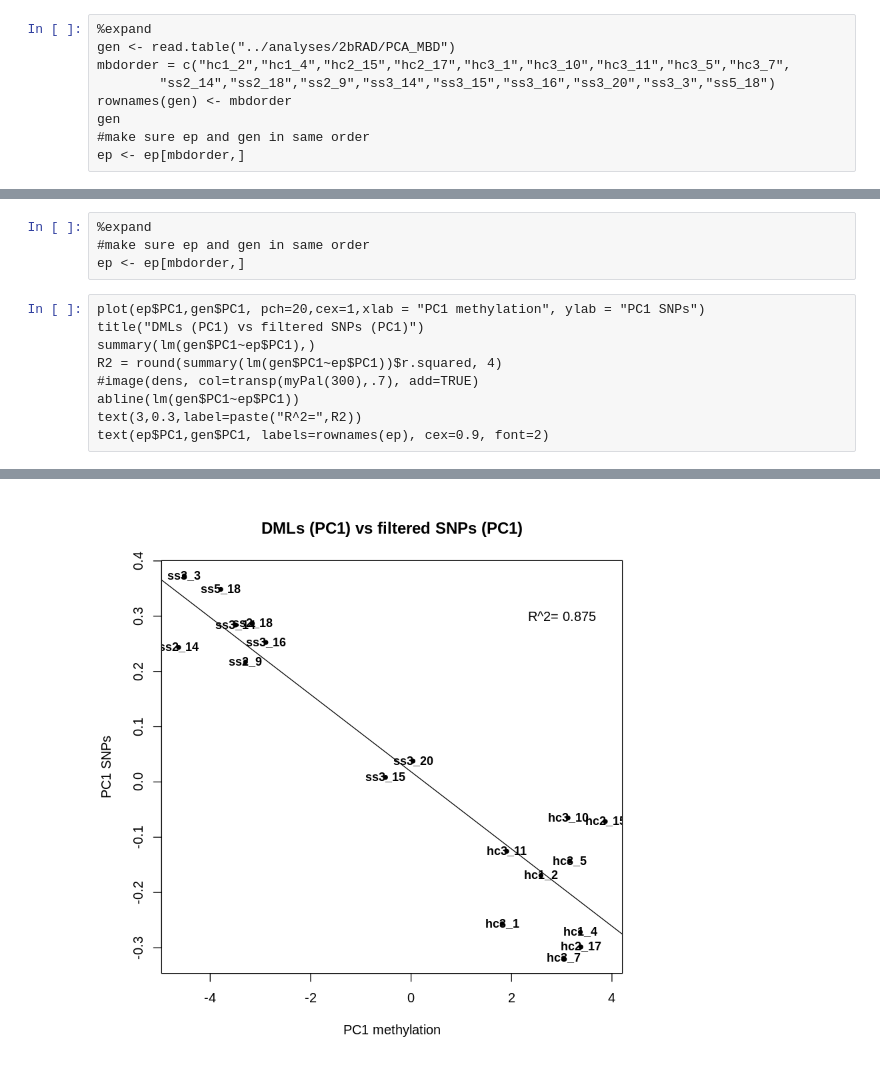
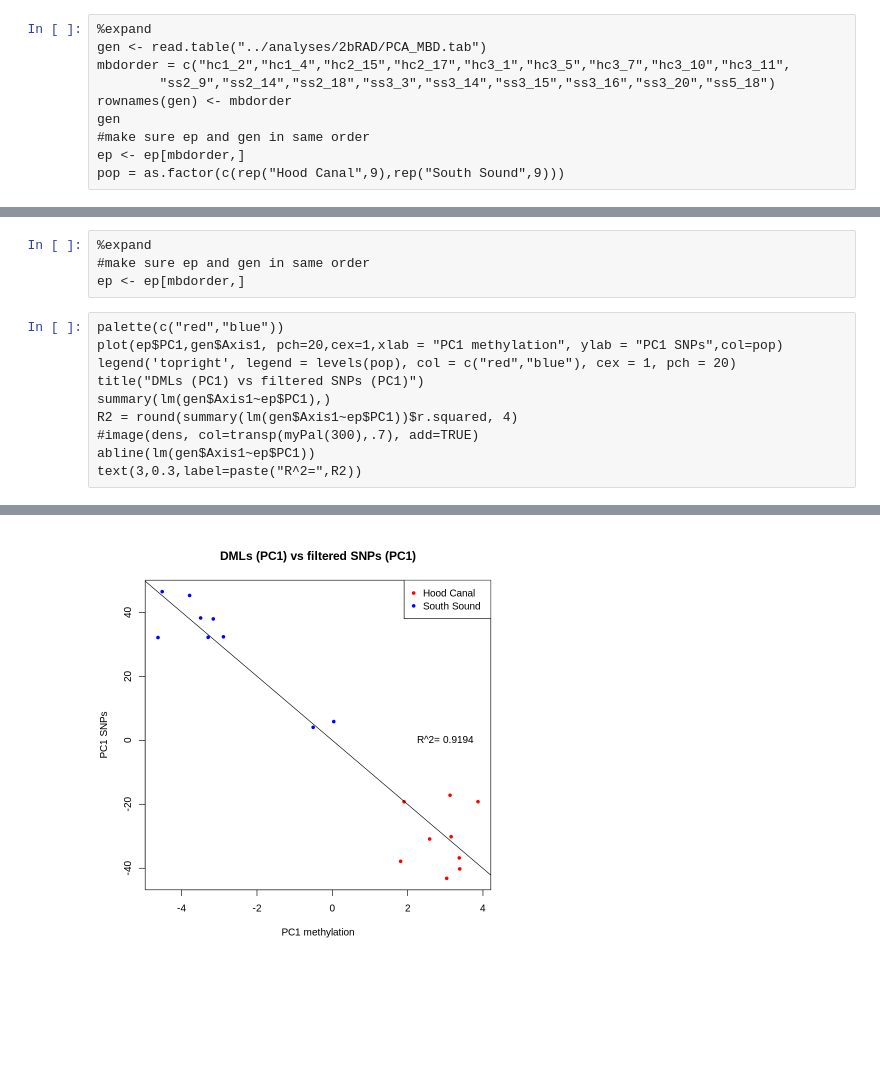
Before and after one commit to sr320/paper-oly-mbdbs-gen, a Jupyter notebook: code/MBD_samples_genetic_analysisHCSS.ipynb, the cells around one changed output, grey strips where cells are left out. Drawn from its saved outputs; the diff is of its cells as text; blank space fills up the shorter version.

```diff
--- a/code/MBD_samples_genetic_analysisHCSS.ipynb
+++ b/code/MBD_samples_genetic_analysisHCSS.ipynb
@@ -1060,11 +1060,12 @@ pwd
 /scratch/t.cri.ksilliman/CommonG_cp2/2019_Mapping/paper-oly-mbdbs-gen/code
 # %%
 %expand
-gen <- read.table("../analyses/2bRAD/PCA_MBD")
-mbdorder = c("hc1_2","hc1_4","hc2_15","hc2_17","hc3_1","hc3_10","hc3_11","hc3_5","hc3_7",
-        "ss2_14","ss2_18","ss2_9","ss3_14","ss3_15","ss3_16","ss3_20","ss3_3","ss5_18")
+gen <- read.table("../analyses/2bRAD/PCA_MBD.tab")
+mbdorder = c("hc1_2","hc1_4","hc2_15","hc2_17","hc3_1","hc3_5","hc3_7","hc3_10","hc3_11",
+        "ss2_9","ss2_14","ss2_18","ss3_3","ss3_14","ss3_15","ss3_16","ss3_20","ss5_18")
 rownames(gen) <- mbdorder
 gen
 #make sure ep and gen in same order
 ep <- ep[mbdorder,]
+pop = as.factor(c(rep("Hood Canal",9),rep("South Sound",9)))
 # %% [output]
@@ -1179,13 +1189,14 @@ ep
 #make sure ep and gen in same order
 ep <- ep[mbdorder,]
 # %%
-plot(ep$PC1,gen$PC1, pch=20,cex=1,xlab = "PC1 methylation", ylab = "PC1 SNPs")
+palette(c("red","blue"))
+plot(ep$PC1,gen$Axis1, pch=20,cex=1,xlab = "PC1 methylation", ylab = "PC1 SNPs",col=pop)
+legend('topright', legend = levels(pop), col = c("red","blue"), cex = 1, pch = 20)
 title("DMLs (PC1) vs filtered SNPs (PC1)")
-summary(lm(gen$PC1~ep$PC1),)
-R2 = round(summary(lm(gen$PC1~ep$PC1))$r.squared, 4)
+summary(lm(gen$Axis1~ep$PC1),)
+R2 = round(summary(lm(gen$Axis1~ep$PC1))$r.squared, 4)
 #image(dens, col=transp(myPal(300),.7), add=TRUE)
-abline(lm(gen$PC1~ep$PC1))
+abline(lm(gen$Axis1~ep$PC1))
 text(3,0.3,label=paste("R^2=",R2))
-text(ep$PC1,gen$PC1, labels=rownames(ep), cex=0.9, font=2)
 # %% [output]
 Call:
@@ -1208,2 +1219,2 @@ F-statistic:   112 on 1 and 16 DF,  p-value: 1.241e-08
-[figure, old version]
+[figure, new version]
 # %%
```
Also changed, not shown: parts of 6 cells of this notebook, 1 other file.
